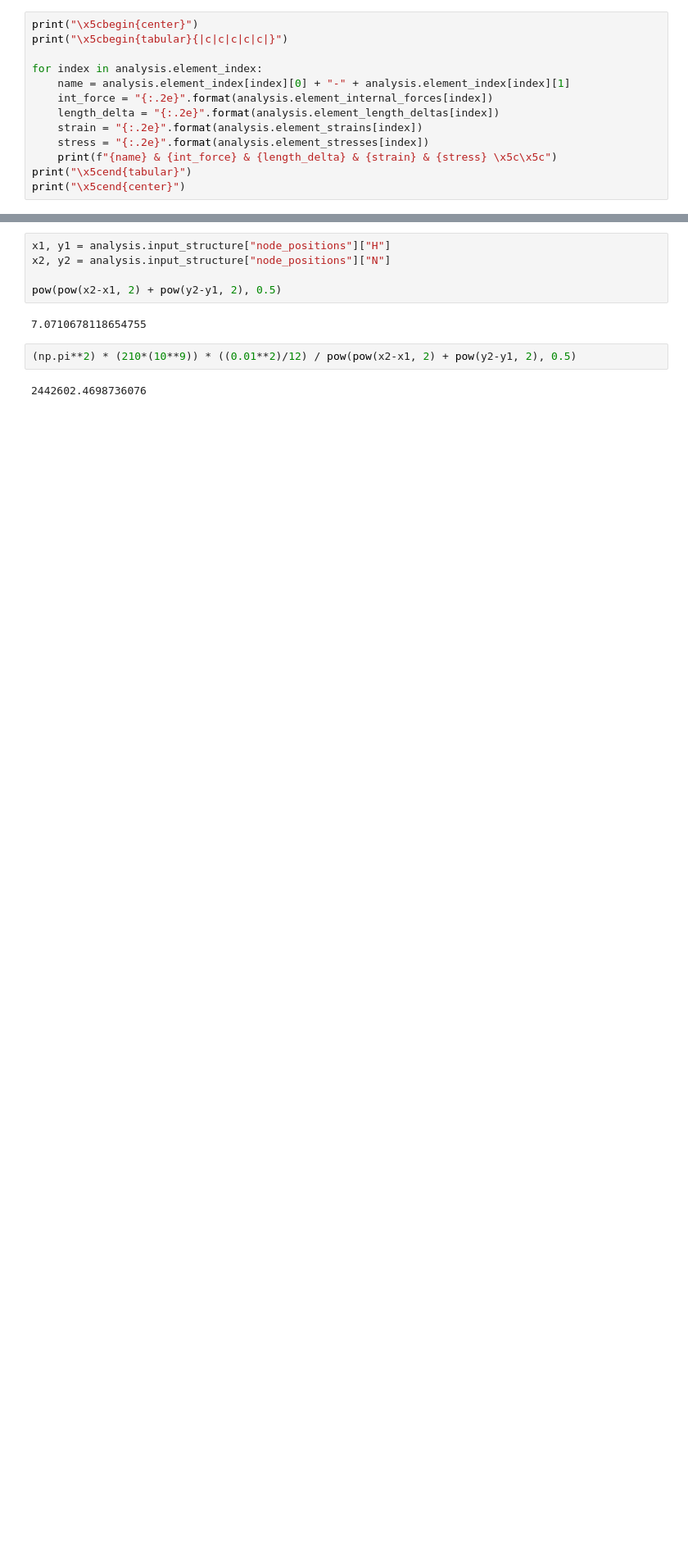
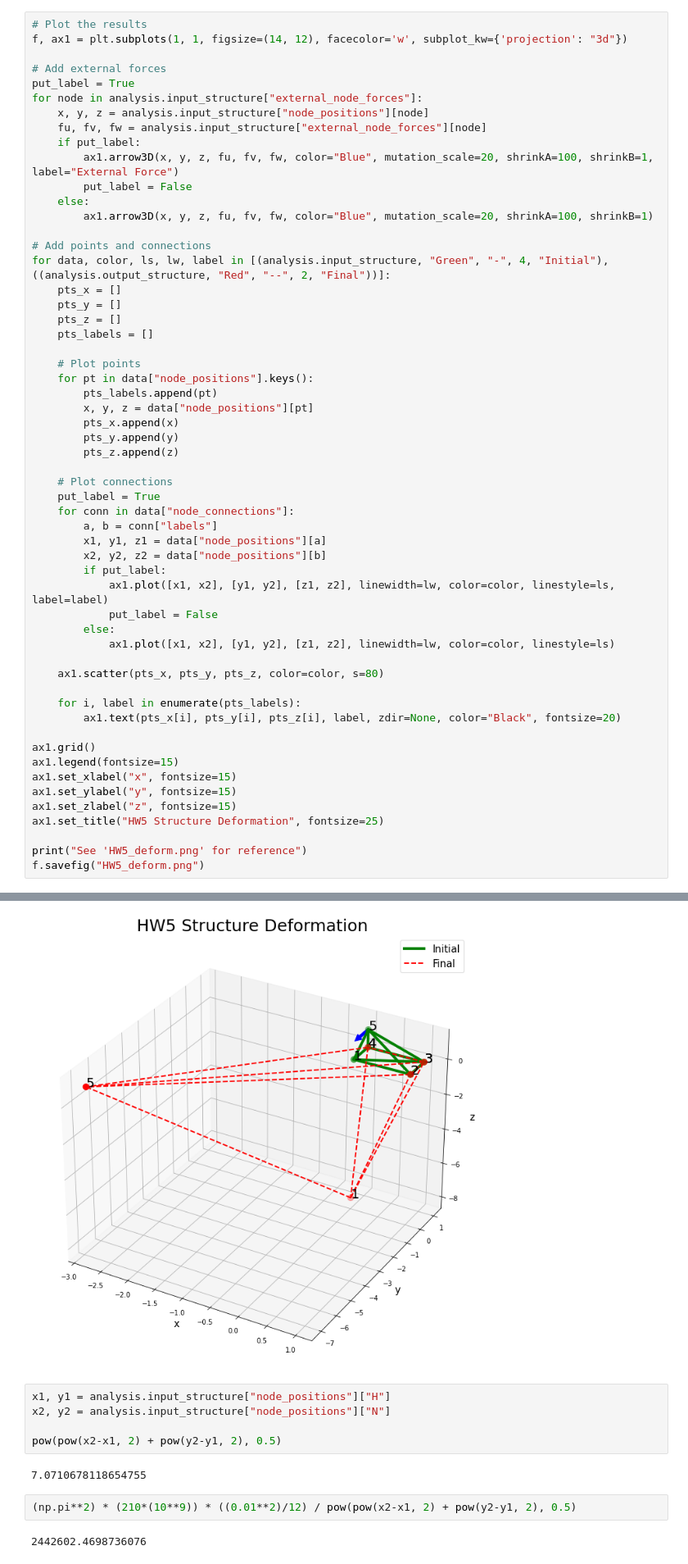
Before and after one commit to AgentOxygen/COE_Finite_Elements, a Jupyter notebook: Untitled.ipynb, the cells around one changed output, grey strips where cells are left out. Shown: that part at 82% size. Drawn from its saved outputs; the diff is of its cells as text; blank space fills up the shorter version.

```diff
--- a/Untitled.ipynb
+++ b/Untitled.ipynb
@@ -452,14 +464,57 @@ See 'HW4_deform.png' for reference
 # %%
-print("\x5cbegin{center}")
-print("\x5cbegin{tabular}{|c|c|c|c|c|}")
+# Plot the results
+f, ax1 = plt.subplots(1, 1, figsize=(14, 12), facecolor='w', subplot_kw={'projection': "3d"})
 
-for index in analysis.element_index:
-    name = analysis.element_index[index][0] + "-" + analysis.element_index[index][1]
-    int_force = "{:.2e}".format(analysis.element_internal_forces[index])
-    length_delta = "{:.2e}".format(analysis.element_length_deltas[index])
-    strain = "{:.2e}".format(analysis.element_strains[index])
-    stress = "{:.2e}".format(analysis.element_stresses[index])
-    print(f"{name} & {int_force} & {length_delta} & {strain} & {stress} \x5c\x5c")
-print("\x5cend{tabular}")
-print("\x5cend{center}")
+# Add external forces
+put_label = True
+for node in analysis.input_structure["external_node_forces"]:
+    x, y, z = analysis.input_structure["node_positions"][node]
+    fu, fv, fw = analysis.input_structure["external_node_forces"][node]
+    if put_label:
+        ax1.arrow3D(x, y, z, fu, fv, fw, color="Blue", mutation_scale=20, shrinkA=100, shrinkB=1, label="External Force")
+        put_label = False
+    else:
+        ax1.arrow3D(x, y, z, fu, fv, fw, color="Blue", mutation_scale=20, shrinkA=100, shrinkB=1)
+
+# Add points and connections
+for data, color, ls, lw, label in [(analysis.input_structure, "Green", "-", 4, "Initial"), ((analysis.output_structure, "Red", "--", 2, "Final"))]:
+    pts_x = []
+    pts_y = []
+    pts_z = []
+    pts_labels = []
+
+    # Plot points
+    for pt in data["node_positions"].keys():
+        pts_labels.append(pt)
+        x, y, z = data["node_positions"][pt]
+        pts_x.append(x)
+        pts_y.append(y)
+        pts_z.append(z)
+
+    # Plot connections
+    put_label = True
+    for conn in data["node_connections"]:
+        a, b = conn["labels"]
+        x1, y1, z1 = data["node_positions"][a]
+        x2, y2, z2 = data["node_positions"][b]
+        if put_label:
+            ax1.plot([x1, x2], [y1, y2], [z1, z2], linewidth=lw, color=color, linestyle=ls, label=label)
+            put_label = False
+        else:
+            ax1.plot([x1, x2], [y1, y2], [z1, z2], linewidth=lw, color=color, linestyle=ls)
+
+    ax1.scatter(pts_x, pts_y, pts_z, color=color, s=80)
+
+    for i, label in enumerate(pts_labels):
+        ax1.text(pts_x[i], pts_y[i], pts_z[i], label, zdir=None, color="Black", fontsize=20)
+
+ax1.grid()
+ax1.legend(fontsize=15)
+ax1.set_xlabel("x", fontsize=15)
+ax1.set_ylabel("y", fontsize=15)
+ax1.set_zlabel("z", fontsize=15)
+ax1.set_title("HW5 Structure Deformation", fontsize=25)
+
+print("See 'HW5_deform.png' for reference")
+f.savefig("HW5_deform.png")
 # %% [output]
@@ -483,3 +522,4 @@ N-R & -1.13e-09 & -7.97e-09 & -1.13e-09 & -1.13e-07 \\
+[figure, added]
 # %%
 x1, y1 = analysis.input_structure["node_positions"]["H"]
 x2, y2 = analysis.input_structure["node_positions"]["N"]
```
Also changed, not shown: parts of 5 cells of this notebook, 6 other files.
